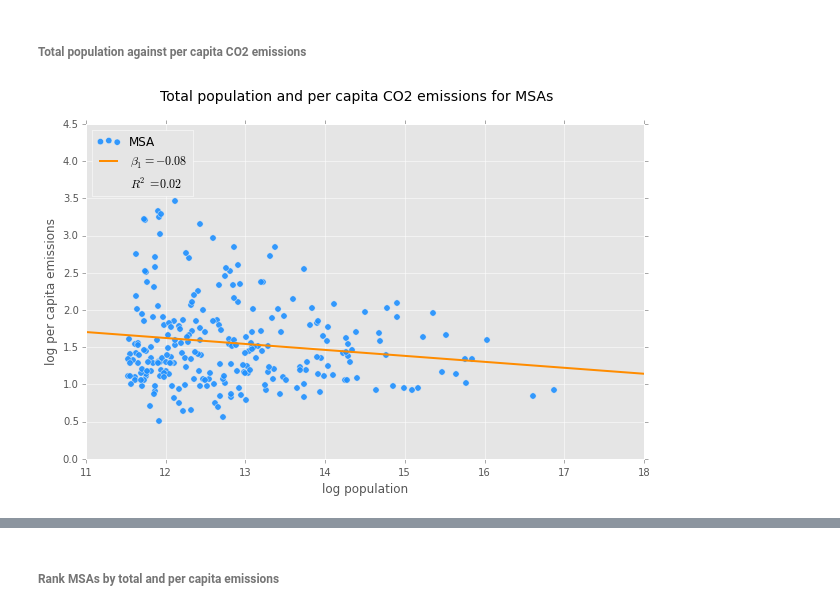
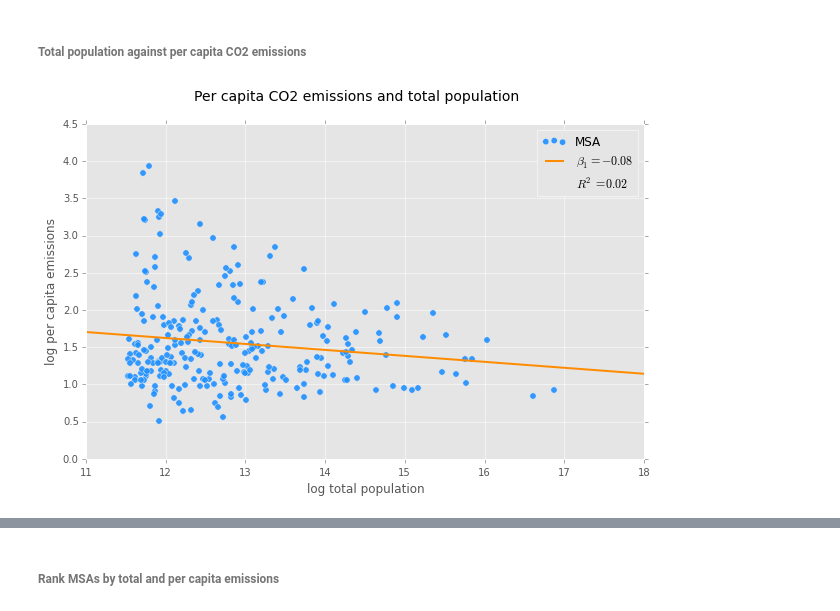
Before and after one commit to pvarsh/foundations-a4, a Jupyter notebook: assignment-4.ipynb, the cells around one changed output, grey strips where cells are left out. Drawn from its saved outputs; the diff is of its cells as text; code cells hidden in the pictures.

Commit message:
Four density/total/per capita plots with models

```diff
--- a/assignment-4.ipynb
+++ b/assignment-4.ipynb
@@ -300,6 +302,8 @@ mt = pd.merge(mt_temp, MSA_name, how = 'inner', on ='msa_code')
 ### Dropping MSAs with total population < 100,000
 mt = mt[mt.pop_total > 1e5]
 mt['co2_per_capita']=mt.co2_total / mt.pop_total
+mt['pop_density'] = mt.pop_total / mt.total_area
+
 
 #mt = mt.reindex(list(range(mt.shape[0])))
 
@@ -316,7 +320,8 @@ mt.head()
 # %% [markdown]
 ###### Total population against total CO2 emissions
 # %%
-fig1, ax1 = plt.subplots(num = 1, figsize = (10, 6))
+figNumber = 1
+fig1, ax1 = plt.subplots(num = figNumber, figsize = (10, 6))
 
 # Title and axis labels
 fig1.suptitle('Total population and CO2 emissions for MSAs', fontsize = 14)
@@ -351,16 +356,18 @@ y = np.log(mt.co2_total)
 ones = np.ones(mt.shape[0])
 X = np.column_stack((ones, np.log(mt.pop_total)))
 
+# Confidence Interval
+CI = np.round(mod1.conf_int_el(1), 2)
+
 # Fit model
 mod1 = sm.OLS(y, X).fit()
 
 ### Plot regression line
 x = np.linspace(xmin, xmax)
 y = mod1.params[0] + mod1.params[1] * x
-regression_label = r'$\beta_1 = %2.2f$' %mod1.params[1]
+regression_label = r'$\beta_1 = %2.2f$, $95$%%CI$ = (%.2f, %.2f)$' %(mod1.params[1], CI[0], CI[1])
 line1, = ax1.plot(x, y, c = 'darkorange', lw = 2, label = regression_label)
 #line1, = ax1.plot(x, y, c = 'darkorange', lw = 2, label = regression_label)
-
 
 # Set x and y lims
 ax1.set_xlim(xmin, xmax)
@@ -373,4 +380,5 @@ ax1.legend((scatter1, scatter1_1, line1, extra), ("Total population", "Urban pop
 #ax1.legend(loc = 2)
 # Show
 plt.show()
+figNumber += 1
 # %% [output]
@@ -398,11 +406,11 @@ Kurtosis:                       4.336   Cond. No.                         153.
 # %% [markdown]
 ###### Total population against per capita CO2 emissions
 # %%
-fig2, ax2 = plt.subplots(num = 2, figsize = (10, 6))
+fig2, ax2 = plt.subplots(num = figNumber, figsize = (10, 6))
 
 # Title and axis labels
-fig2.suptitle('Total population and per capita CO2 emissions for MSAs', fontsize = 14)
-ax2.set_xlabel('log population')
+fig2.suptitle('Per capita CO2 emissions and total population', fontsize = 14)
+ax2.set_xlabel('log total population')
 ax2.set_ylabel('log per capita emissions')
 
 ### Scatter
@@ -418,35 +426,36 @@ scatter2 = ax2.scatter(np.log(mt.pop_total),
 ### Get x and y lims
 xmin, xmax = ax2.get_xlim()
 ymin, ymax = ax2.get_ylim()
 
 ### Regression
 # Design matrix
 y = np.log(mt.co2_per_capita)
 ones = np.ones(mt.shape[0])
 X = np.column_stack((ones, np.log(mt.pop_total)))
 
 # Fit model
 mod2 = sm.OLS(y, X).fit()
 
 ### Plot regression line
 x = np.linspace(xmin, xmax)
 y = mod2.params[0] + mod2.params[1] * x
 regression_label = r'$\beta_1 = %2.2f$' %mod2.params[1]
 line2, = ax2.plot(x, y, c = 'darkorange', lw = 2, label = regression_label)
 
 # Set x and y lims
 ax2.set_xlim(xmin, xmax)
 ax2.set_ylim(ymin, ymax)
 
 # Legend
 extra = ptch.Rectangle((0, 0), 1, 1, fc="w", fill=False, edgecolor='none', linewidth=0)
 rsq = r'$R^2 = %2.2f$' %mod2.rsquared
-ax2.legend((scatter2, line2, extra), ("MSA", regression_label, rsq), loc = 2)
+ax2.legend((scatter2, line2, extra), ("MSA", regression_label, rsq), loc = 1)
 
 # Show
 plt.show()
+figNumber += 1
 # %% [output]
-[figure, old version]
+[figure, new version]
 # %%
 print mod2.summary()
 # %% [output]
```
Also changed, not shown: parts of 15 cells of this notebook.
